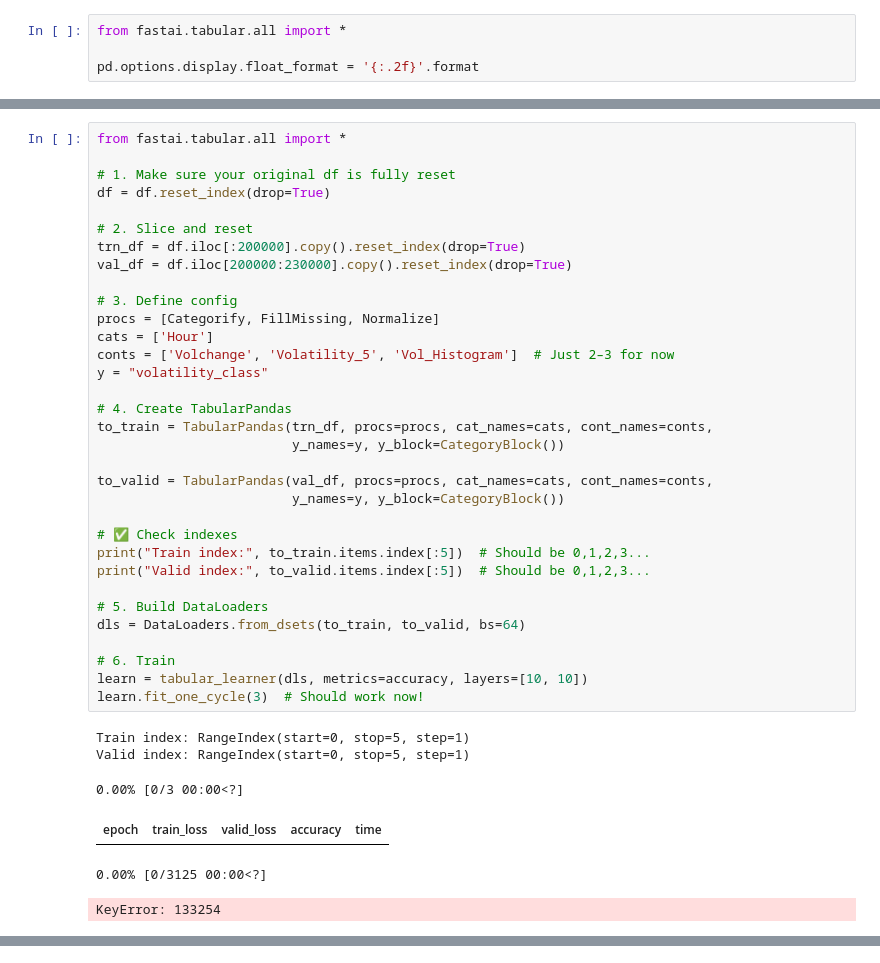
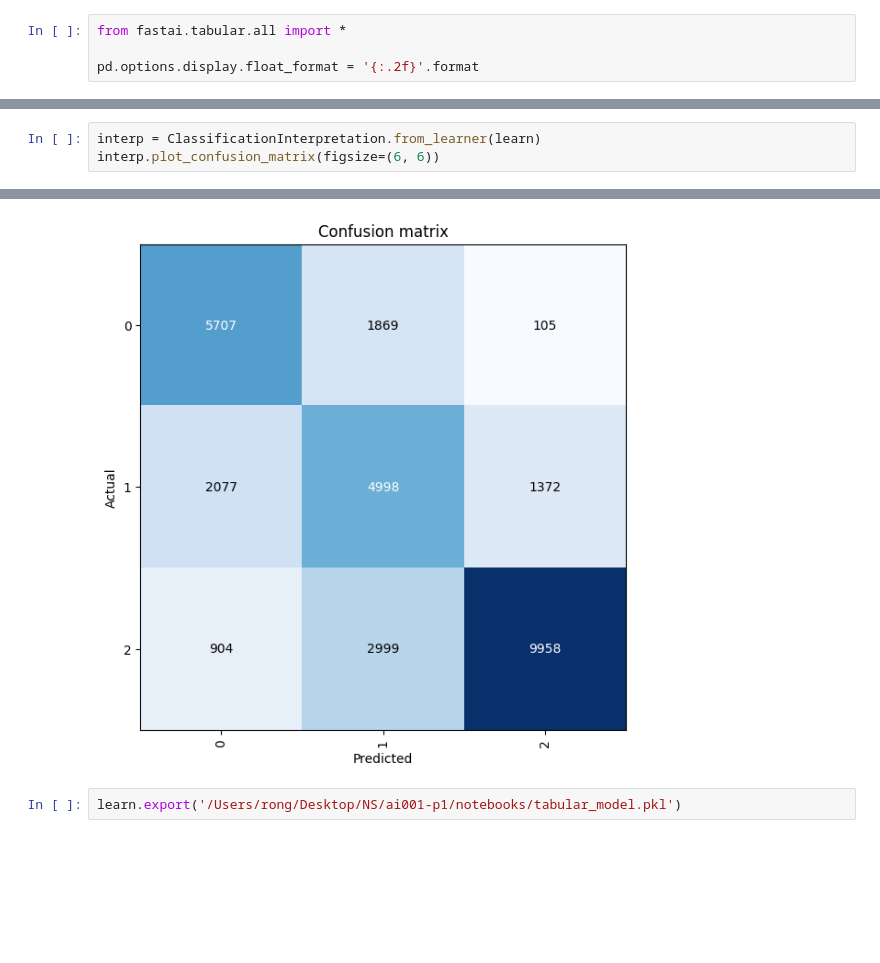
Before and after one commit to WRTeng/BVIX-Predictor, a Jupyter notebook: notebooks/2NeuNetw.ipynb, the cells around one changed output, grey strips where cells are left out. Saved outputs shown, nothing was run; the diff lists cells and outputs as text; blank space fills up the shorter version.

```diff
--- a/notebooks/2NeuNetw.ipynb
+++ b/notebooks/2NeuNetw.ipynb
@@ -245,40 +226,4 @@ KeyError: 52656
-# %%
-from fastai.tabular.all import *
-
-# 1. Make sure your original df is fully reset
-df = df.reset_index(drop=True)
-
-# 2. Slice and reset
-trn_df = df.iloc[:200000].copy().reset_index(drop=True)
-val_df = df.iloc[200000:230000].copy().reset_index(drop=True)
-
-# 3. Define config
-procs = [Categorify, FillMissing, Normalize]
-cats = ['Hour']
-conts = ['Volchange', 'Volatility_5', 'Vol_Histogram']  # Just 2–3 for now
-y = "volatility_class"
-
-# 4. Create TabularPandas
-to_train = TabularPandas(trn_df, procs=procs, cat_names=cats, cont_names=conts,
-                         y_names=y, y_block=CategoryBlock())
-
-to_valid = TabularPandas(val_df, procs=procs, cat_names=cats, cont_names=conts,
-                         y_names=y, y_block=CategoryBlock())
-
-# ✅ Check indexes
-print("Train index:", to_train.items.index[:5])  # Should be 0,1,2,3...
-print("Valid index:", to_valid.items.index[:5])  # Should be 0,1,2,3...
-
-# 5. Build DataLoaders
-dls = DataLoaders.from_dsets(to_train, to_valid, bs=64)
-
-# 6. Train
-learn = tabular_learner(dls, metrics=accuracy, layers=[10, 10])
-learn.fit_one_cycle(3)  # Should work now!
-# %% [output]
-Train index: RangeIndex(start=0, stop=5, step=1)
-Valid index: RangeIndex(start=0, stop=5, step=1)
-0.00% [0/3 00:00<?]
-| epoch | train_loss | valid_loss | accuracy | time |
-0.00% [0/3125 00:00<?]
-KeyError: 133254
+# %%
+interp = ClassificationInterpretation.from_learner(learn)
+interp.plot_confusion_matrix(figsize=(6, 6))
+# %% [output]
@@ -284,0 +232,3 @@ KeyError: 133254
+[figure, added]
+# %%
+learn.export('/Users/rong/Desktop/NS/ai001-p1/notebooks/tabular_model.pkl')
```
Also changed, not shown: parts of 24 cells of this notebook, 1 other file.
